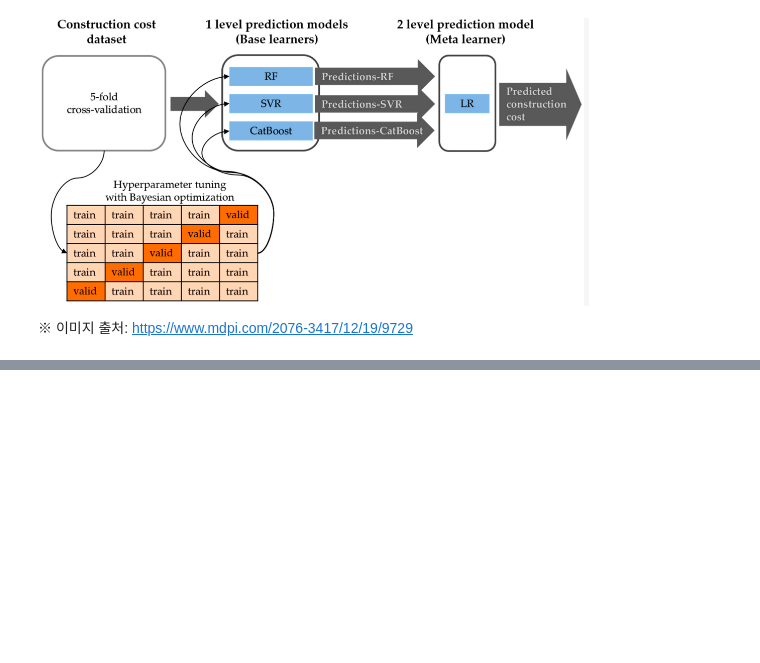
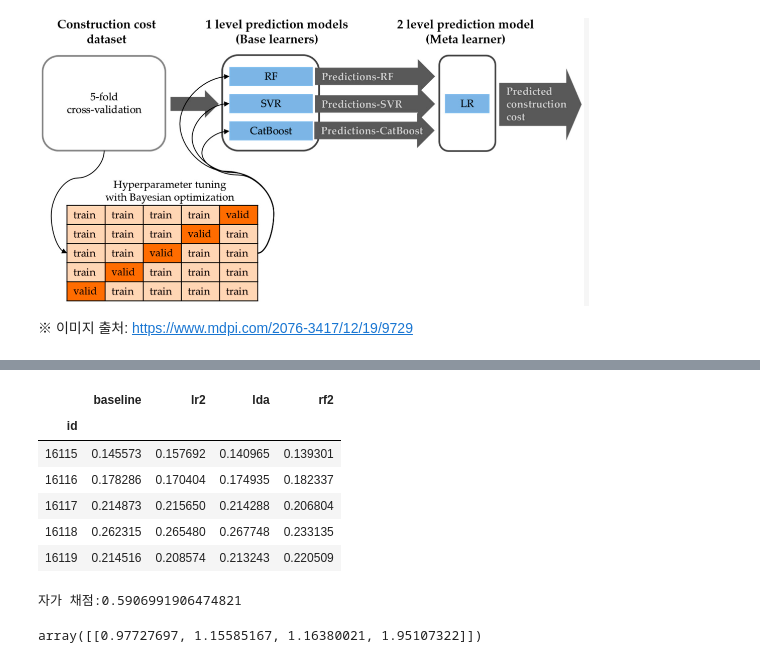
Before and after one commit to sunkusun9/DS_lv3_2503_2, a Jupyter notebook: sec_ds_lv3_prob1_kaggle.ipynb, the cells around one changed output, grey strips where cells are left out. Drawn from its saved outputs; the diff is of its cells as text; code cells hidden in the pictures; blank space fills up the shorter version.

```diff
--- a/sec_ds_lv3_prob1_kaggle.ipynb
+++ b/sec_ds_lv3_prob1_kaggle.ipynb
@@ -436,3 +581,28 @@ from sklearn.model_selection import cross_val_score
 # %%
 # 2단계 메타 모델을 학습 시키고, 예측해 봅니다.
 # 메타 모델 평가 데이터를 만듭니다. 1. 전체데이터로 기반 모델 학습 2. 평가 데이터에 대한 기반 모델 예측 결과 만들기
+df_stk_test = pd.concat([
+    pd.Series(
+        clf.fit(df_train[X_all], df_train['failure']).predict_proba(df_test[X_all])[:, 1], index = df_test.index, name = name
+    )
+    for name, clf in model_list
+], axis = 1)
+df_stk_test.head()
+# %% [output]
+|  | baseline | lr2 | lda | rf2 |
+| id |  |  |  |  |
+| 16115 | 0.145573 | 0.157692 | 0.140965 | 0.139301 |
+| 16116 | 0.178286 | 0.170404 | 0.174935 | 0.182337 |
+| 16117 | 0.214873 | 0.215650 | 0.214288 | 0.206804 |
+| 16118 | 0.262315 | 0.265480 | 0.267748 | 0.233135 |
+| 16119 | 0.214516 | 0.208574 | 0.213243 | 0.220509 |
+# %%
+# 메타 모델을 학습 시키고, 테스트 메타 모델 데이터로 예측을 합니다.
+prd = clf_meta_lr.fit(df_cv, df_train['failure']).predict_proba(df_stk_test)[:, 1]
+print('자가 채점:{}'.format(roc_auc_score(s_ans, prd)))
+# %% [output]
+자가 채점:0.5906991906474821
+# %%
+clf_meta_lr.coef_
+# %% [output]
+array([[0.97727697, 1.15585167, 1.16380021, 1.95107322]])
```
Also changed, not shown: parts of 22 cells of this notebook.
